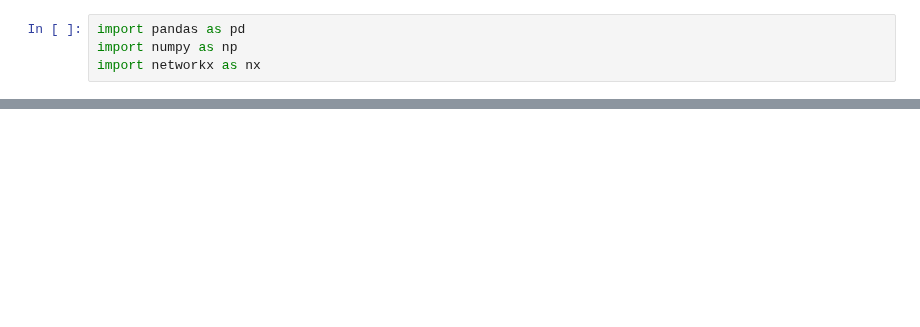
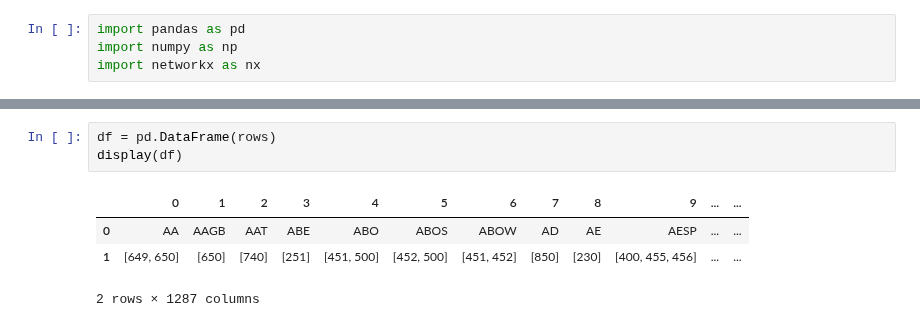
Before and after one commit to oalkayacd/polyhack2020, a Jupyter notebook: build_graph.ipynb, the cells around one changed output, grey strips where cells are left out. Cells and saved outputs as stored; diff of their text form; blank space fills up the shorter version.

```diff
--- a/build_graph.ipynb
+++ b/build_graph.ipynb
@@ -25,0 +59,8 @@ for line_id in line_ids:
+# %%
+df = pd.DataFrame(rows)
+display(df)
+# %% [output]
+|  | 0 | 1 | 2 | 3 | 4 | 5 | 6 | 7 | 8 | 9 | ... | ... |
+| 0 | AA | AAGB | AAT | ABE | ABO | ABOS | ABOW | AD | AE | AESP | ... | ... |
+| 1 | [649, 650] | [650] | [740] | [251] | [451, 500] | [452, 500] | [451, 452] | [850] | [230] | [400, 455, 456] | ... | ... |
+2 rows × 1287 columns
```
Also changed, not shown: parts of 8 cells of this notebook.
